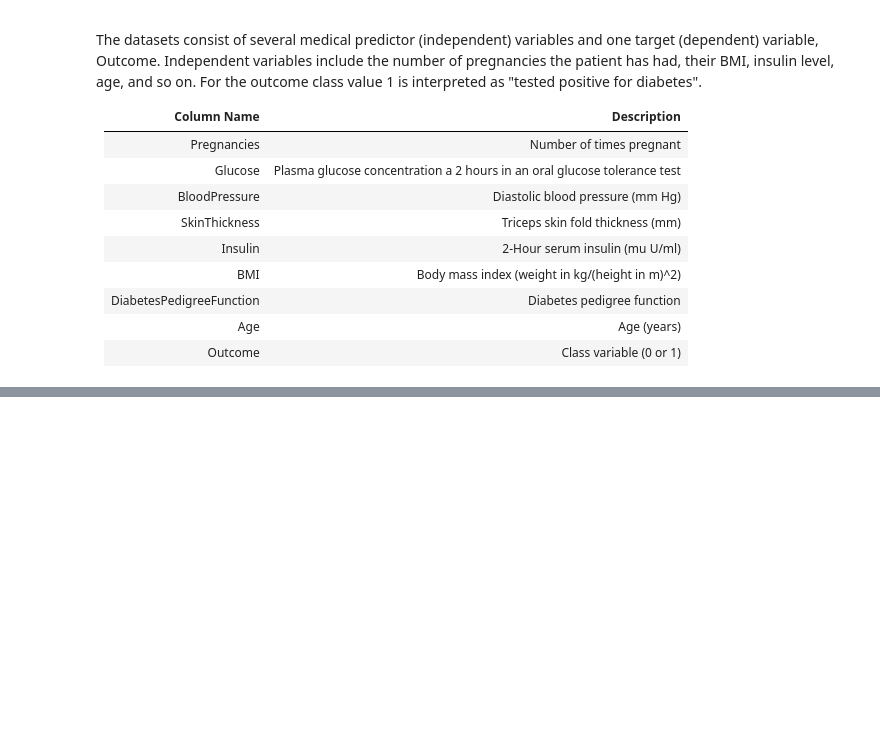
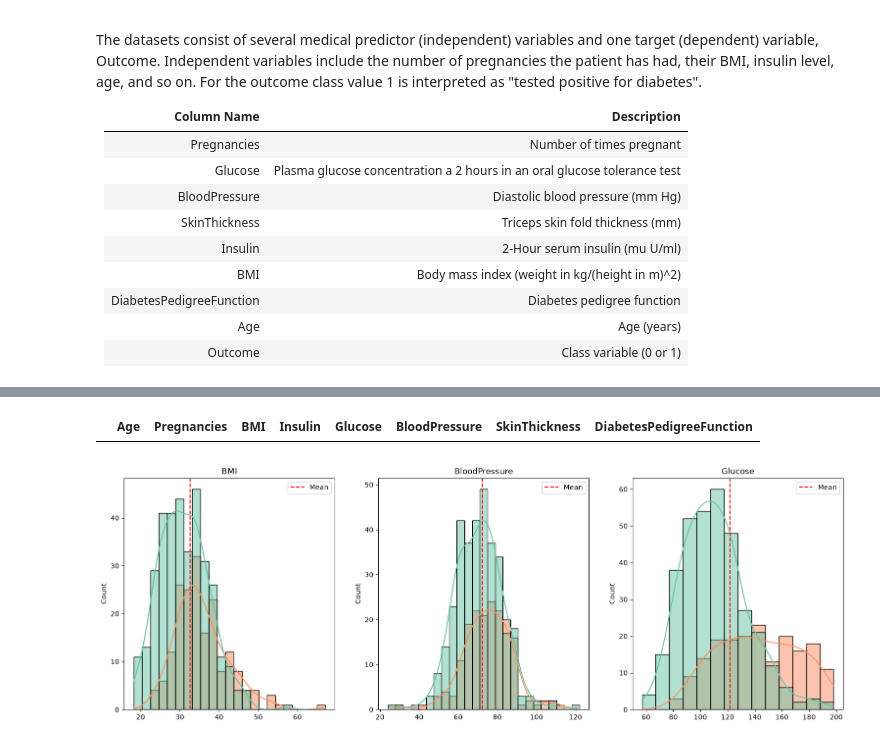
Before and after one commit to Maryam-Sajedi/ml-diabetes_challenge, a Jupyter notebook: 1_diabetes_challenge.ipynb, the cells around one changed output, grey strips where cells are left out. Drawn from its saved outputs; the diff is of its cells as text; code cells hidden in the pictures; blank space fills up the shorter version.

```diff
--- a/1_diabetes_challenge.ipynb
+++ b/1_diabetes_challenge.ipynb
@@ -43,0 +212,20 @@ The datasets consist of several medical predictor (independent) variables and on
+# %%
+def replace_zeros_with_nan(df, columns):
+    """
+    Replace zeros with NaN in specified columns of a DataFrame.
+
+    Parameters:
+    df (pd.DataFrame): The input DataFrame.
+    columns (list): List of column names where zeros should be replaced with NaN.
+
+    Returns:
+    pd.DataFrame: DataFrame with zeros replaced by NaN in specified columns.
+    """
+    cols_with_zeros = ['Glucose', 'BloodPressure', 'SkinThickness', 'Insulin', 'BMI']
+    for col in columns:
+        if col in cols_with_zeros:
+            df[col] = df[col].replace(0, np.nan)
+    return df
+
+
+X_train = replace_zeros_with_nan(X_train, X_train.columns)
@@ -43,0 +244,4 @@ The datasets consist of several medical predictor (independent) variables and on
+# %%
+print(X_train.query("BMI.isnull() & BloodPressure.isnull()").shape[0]) # .query() is a pandas DataFrame method for filtering.
+index_list = X_train.query("BMI.isnull() & BloodPressure.isnull()").index.tolist()
+X_train.query("BMI.isnull() & BloodPressure.isnull()")
@@ -43,0 +256,20 @@ The datasets consist of several medical predictor (independent) variables and on
+# %%
+# Drop rows by index
+X_train = X_train.drop(index=index_list)
+# %%
+X_train.query("BMI.isnull() & BloodPressure.isnull()")
+# %% [output]
+|  | Age | Pregnancies | BMI | Insulin | Glucose | BloodPressure | SkinThickness | DiabetesPedigreeFunction |
+# %%
+# Plot distribution of numerical features with missing values
+col_plot = ["BMI", "BloodPressure", "Glucose"]
+fig, ax = plt.subplots(1, 3, figsize=(16, 6))
+
+for count, col in enumerate(col_plot):
+    sns.histplot(data=X_train, x=col, hue=y_train, ax=ax[count], kde=True, palette='Set2').set(title=col, xlabel='')
+    ax[count].axvline(X_train[col].mean(), color="red", linestyle="--", label="Mean")
+    ax[count].legend()
+
+fig.tight_layout(pad=3)
+# %% [output]
+[figure, added]
```
Also changed, not shown: parts of 33 cells of this notebook, 3 other files.
